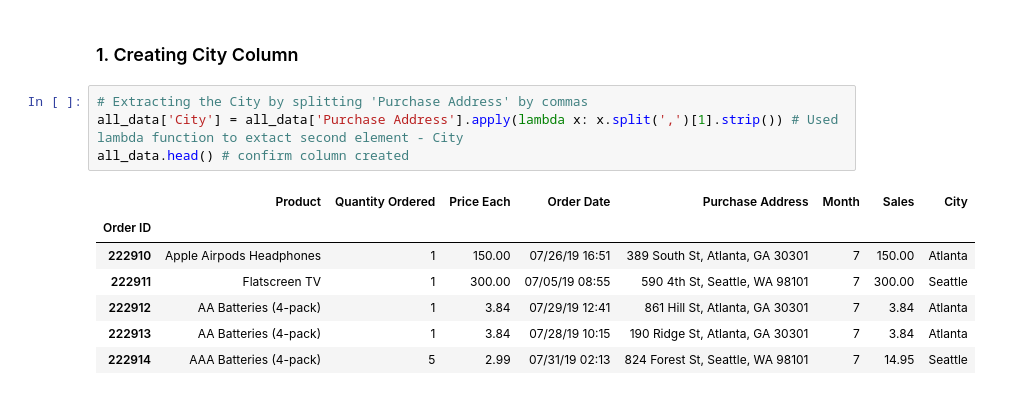
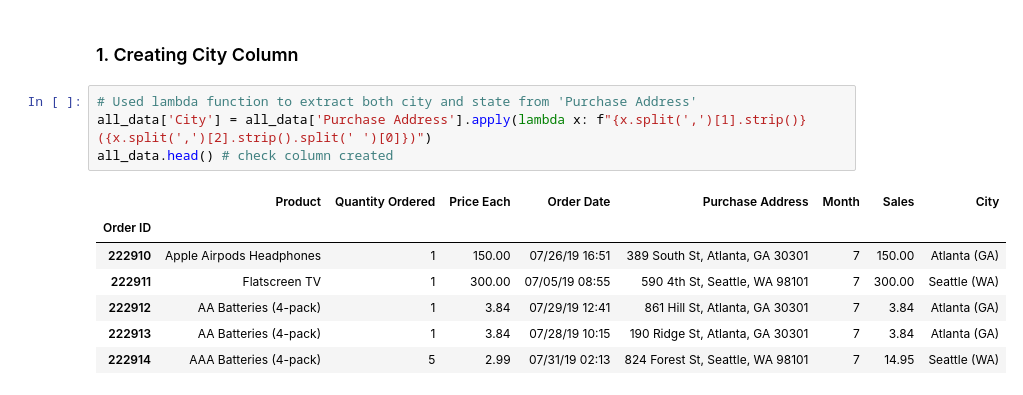
Before and after one commit to Sarinaade/pandas, a Jupyter notebook: SalesAnalysis/Analysis.ipynb, the cells around one changed output. Drawn from its saved outputs; the diff is of its cells as text.

```diff
--- a/SalesAnalysis/Analysis.ipynb
+++ b/SalesAnalysis/Analysis.ipynb
@@ -180,14 +184,14 @@ This shows that Decemeber is the best month in terms of sales with the highest s
 # %% [markdown]
 ### 1. Creating City Column
 # %%
-# Extracting the City by splitting 'Purchase Address' by commas
-all_data['City'] = all_data['Purchase Address'].apply(lambda x: x.split(',')[1].strip()) # Used lambda function to extact second element - City
-all_data.head() # confirm column created
+# Used lambda function to extract both city and state from 'Purchase Address'
+all_data['City'] = all_data['Purchase Address'].apply(lambda x: f"{x.split(',')[1].strip()} ({x.split(',')[2].strip().split(' ')[0]})")
+all_data.head() # check column created
 # %% [output]
 |  | Product | Quantity Ordered | Price Each | Order Date | Purchase Address | Month | Sales | City |
 | Order ID |  |  |  |  |  |  |  |  |
-| 222910 | Apple Airpods Headphones | 1 | 150.00 | 07/26/19 16:51 | 389 South St, Atlanta, GA 30301 | 7 | 150.00 | Atlanta |
-| 222911 | Flatscreen TV | 1 | 300.00 | 07/05/19 08:55 | 590 4th St, Seattle, WA 98101 | 7 | 300.00 | Seattle |
-| 222912 | AA Batteries (4-pack) | 1 | 3.84 | 07/29/19 12:41 | 861 Hill St, Atlanta, GA 30301 | 7 | 3.84 | Atlanta |
-| 222913 | AA Batteries (4-pack) | 1 | 3.84 | 07/28/19 10:15 | 190 Ridge St, Atlanta, GA 30301 | 7 | 3.84 | Atlanta |
-| 222914 | AAA Batteries (4-pack) | 5 | 2.99 | 07/31/19 02:13 | 824 Forest St, Seattle, WA 98101 | 7 | 14.95 | Seattle |
+| 222910 | Apple Airpods Headphones | 1 | 150.00 | 07/26/19 16:51 | 389 South St, Atlanta, GA 30301 | 7 | 150.00 | Atlanta (GA) |
+| 222911 | Flatscreen TV | 1 | 300.00 | 07/05/19 08:55 | 590 4th St, Seattle, WA 98101 | 7 | 300.00 | Seattle (WA) |
+| 222912 | AA Batteries (4-pack) | 1 | 3.84 | 07/29/19 12:41 | 861 Hill St, Atlanta, GA 30301 | 7 | 3.84 | Atlanta (GA) |
+| 222913 | AA Batteries (4-pack) | 1 | 3.84 | 07/28/19 10:15 | 190 Ridge St, Atlanta, GA 30301 | 7 | 3.84 | Atlanta (GA) |
+| 222914 | AAA Batteries (4-pack) | 5 | 2.99 | 07/31/19 02:13 | 824 Forest St, Seattle, WA 98101 | 7 | 14.95 | Seattle (WA) |
```
Also changed, not shown: parts of 18 cells of this notebook.
